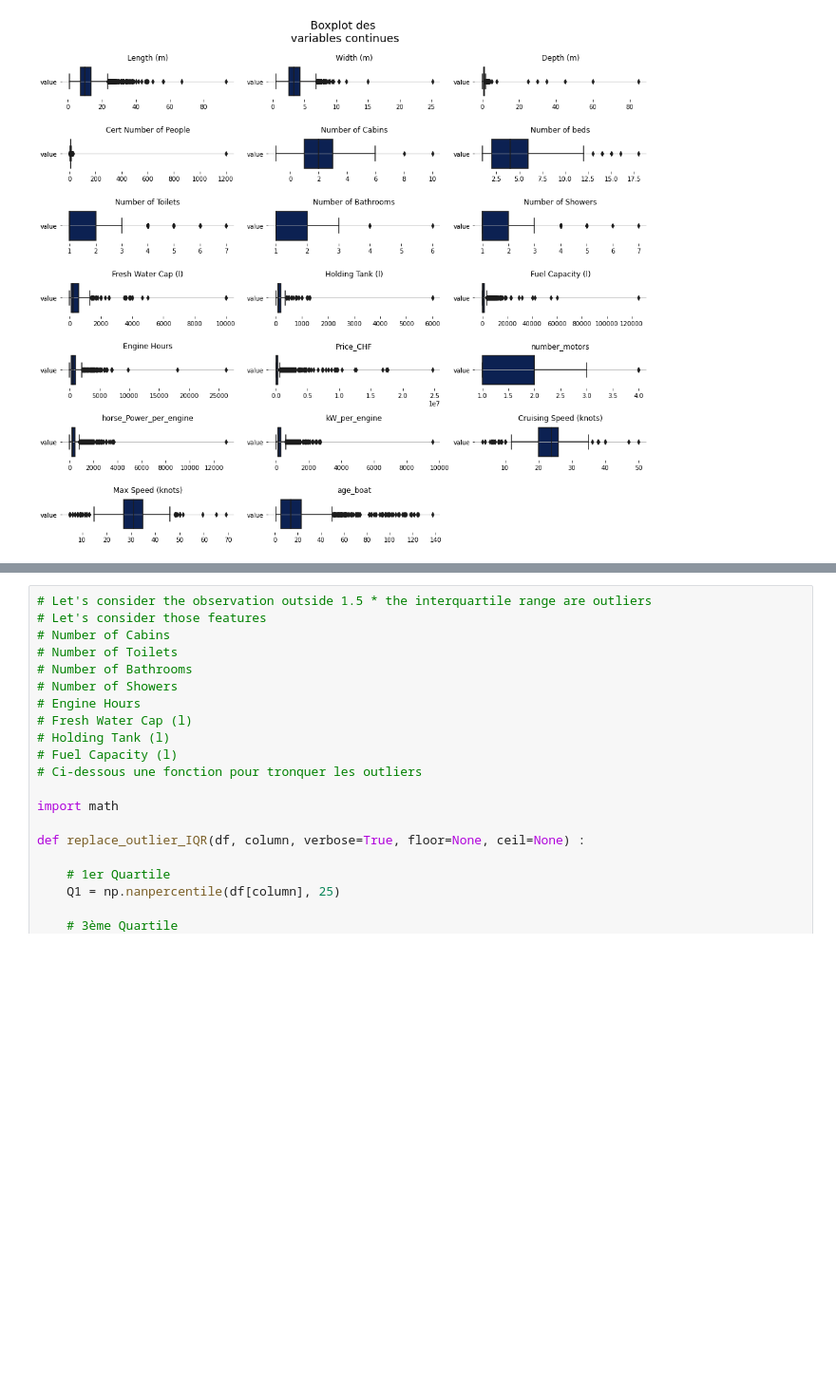
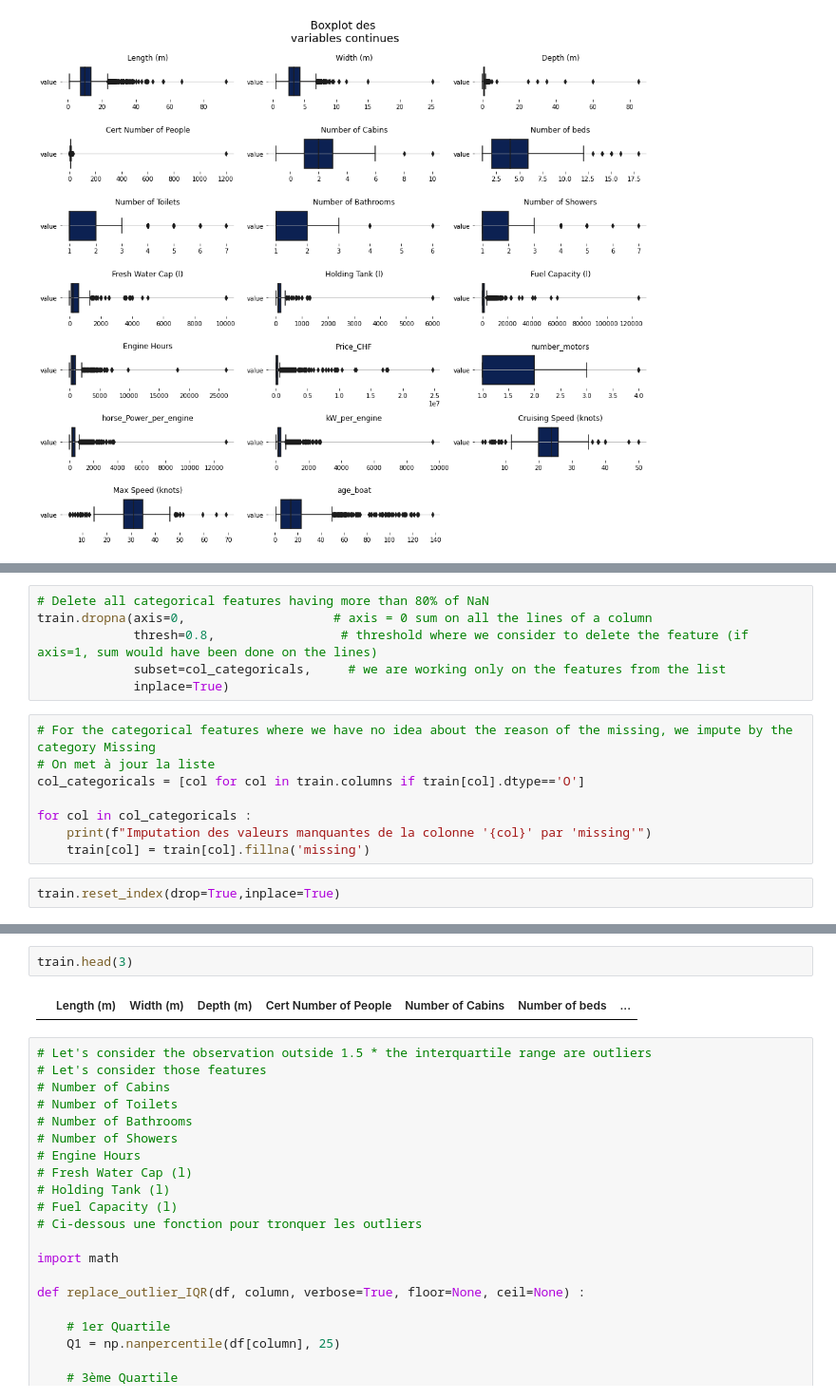
Before and after one commit to SueHolder/OVFAcademy, a Jupyter notebook: Untitled0.ipynb, the cells around one changed output, grey strips where cells are left out. Shown at 95% size. Cells and saved outputs as stored; diff of their text form; blank space fills up the shorter version.

```diff
--- a/Untitled0.ipynb
+++ b/Untitled0.ipynb
@@ -1186,0 +1229,16 @@ for n, variable in enumerate(col_numericals):
+# %%
+# Delete all categorical features having more than 80% of NaN
+train.dropna(axis=0,                    # axis = 0 sum on all the lines of a column
+             thresh=0.8,                 # threshold where we consider to delete the feature (if axis=1, sum would have been done on the lines)
+             subset=col_categoricals,     # we are working only on the features from the list
+             inplace=True)
+# %%
+# For the categorical features where we have no idea about the reason of the missing, we impute by the category Missing
+# On met à jour la liste
+col_categoricals = [col for col in train.columns if train[col].dtype=='O']
+
+for col in col_categoricals :
+    print(f"Imputation des valeurs manquantes de la colonne '{col}' par 'missing'")
+    train[col] = train[col].fillna('missing')
+# %%
+train.reset_index(drop=True,inplace=True)
@@ -1187,3 +1319,7 @@ for n, variable in enumerate(col_numericals):
+# %%
+train.head(3)
+# %% [output]
+|  | Length (m) | Width (m) | Depth (m) | Cert Number of People | Number of Cabins | Number of beds | ... |
 # %%
 # Let's consider the observation outside 1.5 * the interquartile range are outliers
 # Let's consider those features
```
Also changed, not shown: parts of 15 cells of this notebook.
